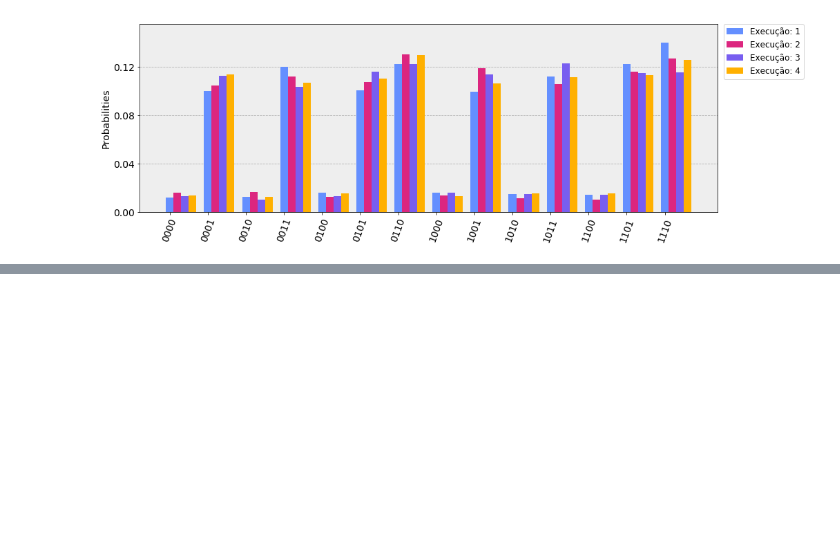
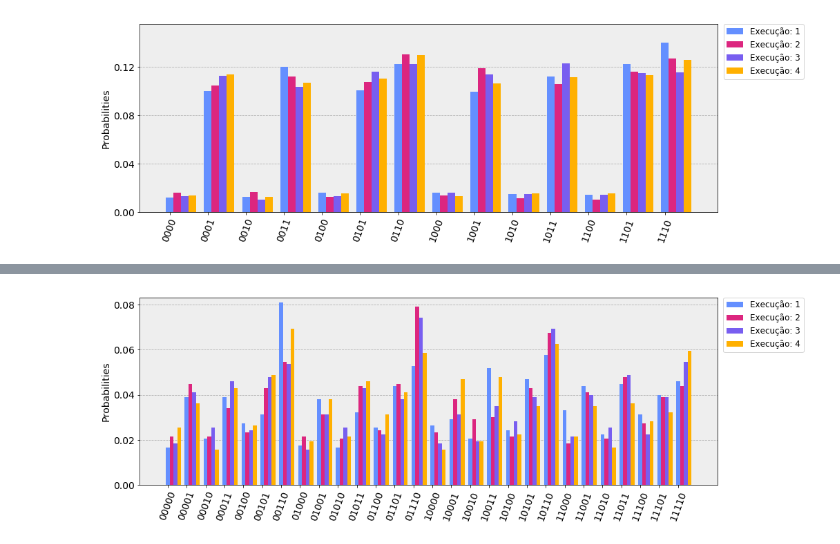
Before and after one commit to L30n4rd0/quantum-computing-codes, a Jupyter notebook: QisKit/notebooks/qiskit_histogram_cqd_n_4_fixed_point_search_data_base_item_on_simulator_online.ipynb, the cells around one changed output, grey strips where cells are left out. Drawn from its saved outputs; the diff is of its cells as text; code cells hidden in the pictures; blank space fills up the shorter version.

```diff
--- a/QisKit/notebooks/qiskit_histogram_cqd_n_4_fixed_point_search_data_base_item_on_simulator_online.ipynb
+++ b/QisKit/notebooks/qiskit_histogram_cqd_n_4_fixed_point_search_data_base_item_on_simulator_online.ipynb
@@ -42,0 +55,24 @@ plot_histogram(
+# %%
+executions_counts = [
+    {'00010': 21, '01100': 26, '10001': 30, '11100': 32, '01010': 17, '01011': 33, '00001': 40, '10011': 53, '11000': 34, '00000': 17, '10000': 27, '00110': 83, '01101': 45, '10100': 25, '10101': 48, '11010': 23, '10110': 59, '11110': 47, '01001': 39, '10010': 21, '00011': 40, '00101': 32, '11101': 41, '00100': 28, '11001': 45, '01110': 54, '11011': 46, '01000': 18},
+    {'11011': 49, '00001': 46, '10100': 22, '11000': 19, '01101': 46, '11001': 42, '01000': 22, '01011': 45, '10000': 24, '00101': 44, '10110': 69, '00010': 22, '10001': 39, '00100': 24, '10101': 44, '01110': 81, '10010': 30, '00110': 56, '11110': 45, '11101': 40, '11100': 28, '00011': 35, '00000': 22, '10011': 31, '01010': 21, '01100': 25, '01001': 32, '11010': 21},
+    {'11001': 41, '11011': 50, '10100': 29, '10000': 19, '10101': 40, '00011': 47, '00010': 26, '11000': 22, '11101': 40, '00110': 55, '00000': 19, '00001': 42, '00100': 25, '10010': 20, '00101': 49, '11100': 23, '11110': 56, '10001': 32, '10110': 71, '01010': 26, '01101': 39, '01110': 76, '11010': 26, '01011': 44, '10011': 36, '01100': 23, '01000': 16, '01001': 32},
+    {'10010': 20, '01101': 42, '00101': 50, '00010': 16, '01010': 22, '11110': 61, '00100': 27, '01011': 47, '11011': 37, '11100': 29, '11001': 36, '01000': 20, '00011': 44, '01110': 60, '10101': 36, '10011': 49, '11000': 22, '01001': 39, '00000': 26, '10000': 16, '10110': 64, '11010': 17, '00110': 71, '10100': 23, '00001': 37, '01100': 32, '11101': 33, '10001': 48}
+]
+# %%
+# Plot results with legend
+
+legend = []
+
+for index in range(len(executions_counts)):
+    legend.append("Execução: " + str(index + 1))
+# %%
+# Plot graph
+plot_histogram(
+    data=executions_counts,
+    legend=legend,
+    figsize=(15,5),
+    bar_labels=False
+)
+# %% [output]
+[figure, added]
```
Also changed, not shown: parts of 3 cells of this notebook, 5 other files.
